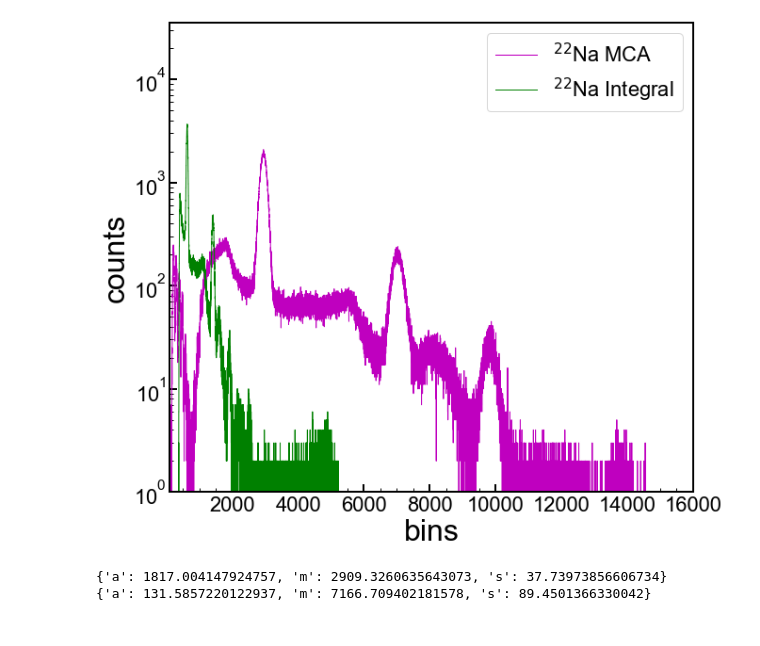
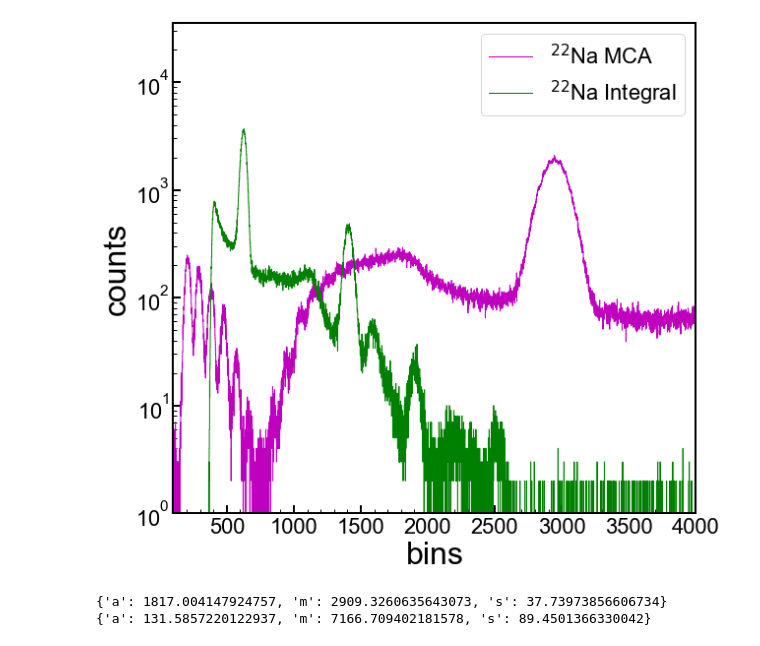
Before and after one commit to villano-lab/Boron-Absorption, a Jupyter notebook: MCA-res/calibration.ipynb, the cells around one changed output. Drawn from its saved outputs; the diff is of its cells as text; code cells hidden in the pictures.

```diff
--- a/MCA-res/calibration.ipynb
+++ b/MCA-res/calibration.ipynb
@@ -31,7 +31,7 @@ ax1 = axes
 
 blue = '#118DFA'
 xmin=100
-xmax=16000
+xmax=4000
 stepsize=100
 #ax1.xaxis.set_ticks(np.arange(xmin, xmax, stepsize))
 #ax1.step(bknd_bins,bknd_cnts, where='mid',color='m', linestyle='-', \
@@ -42,34 +42,34 @@ ax1.step(int_bins,int_cnts,color='g',where='mid', linestyle='-',label='$^{22}$Na
 
 
 ymin = 1.0
 ymax = 35000.0
 
 
 #ax1.fill_between(bknd_bins,np.zeros(np.shape(bknd_bins)),bknd_cnts,step='mid',facecolor='m',alpha=0.4, \
 #                 label='')
 
 
 
 #ax1.set_yscale('linear')
 ax1.set_yscale('log')
 ax1.set_xlim(xmin, xmax)
 ax1.set_ylim(ymin,ymax)
 ax1.set_xlabel(r'bins')
 ax1.set_ylabel('counts')
 #ax1.grid(True)
 #ax1.yaxis.grid(True,which='minor',linestyle='--')
 ax1.legend(loc=1,prop={'size':22})
 #ax1.legend(bbox_to_anchor=(1.04,1),borderaxespad=0,prop={'size':22})
 
 for axis in ['top','bottom','left','right']:
   ax1.spines[axis].set_linewidth(2)
 
 plt.tight_layout()
 #plt.savefig('paper_figures/MSyieldHist_Figure3a.eps')
 #plt.savefig('paper_figures/MSyieldHist_Figure3a.pdf')
 plt.show()
 # %% [output]
-[figure, old version]
+[figure, new version]
 # %%
 import lmfit as lf
 from scipy.interpolate import InterpolatedUnivariateSpline as interp
```
Also changed, not shown: parts of 6 cells of this notebook.
